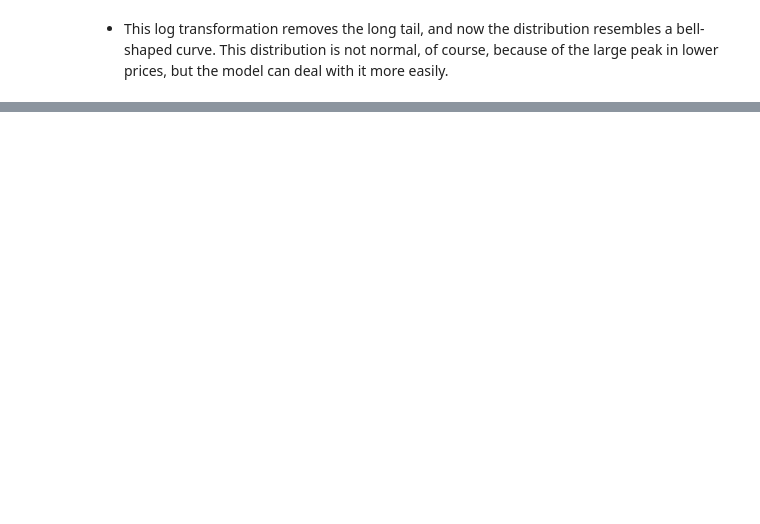
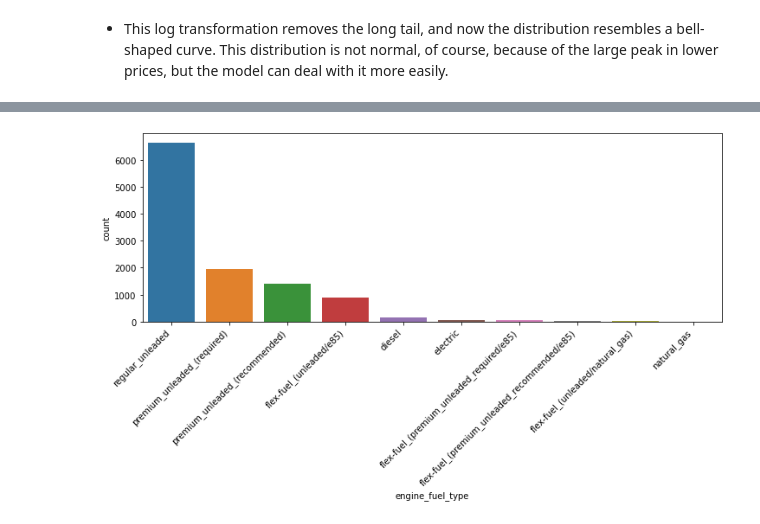
Before and after one commit to CodexploreRepo/machine-learning-101, a Jupyter notebook: project_notebooks/regression/car_price.ipynb, the cells around one changed output, grey strips where cells are left out. Saved outputs shown, nothing was run; the diff lists cells and outputs as text; code cells hidden in the pictures; blank space fills up the shorter version.

```diff
--- a/project_notebooks/regression/car_price.ipynb
+++ b/project_notebooks/regression/car_price.ipynb
@@ -83,0 +216,4 @@ plot_dist(np.log1p(df['price']))
+# %%
+plot_count(df, 'engine_fuel_type', sort=True, rotation=45)
+# %% [output]
+[figure, added]
```
Also changed, not shown: parts of 39 cells of this notebook.
